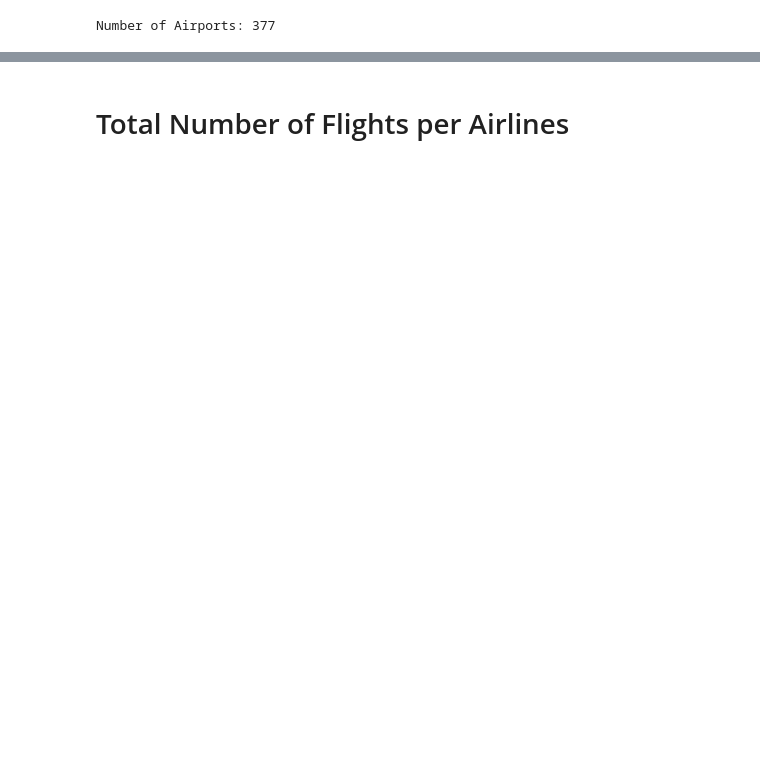
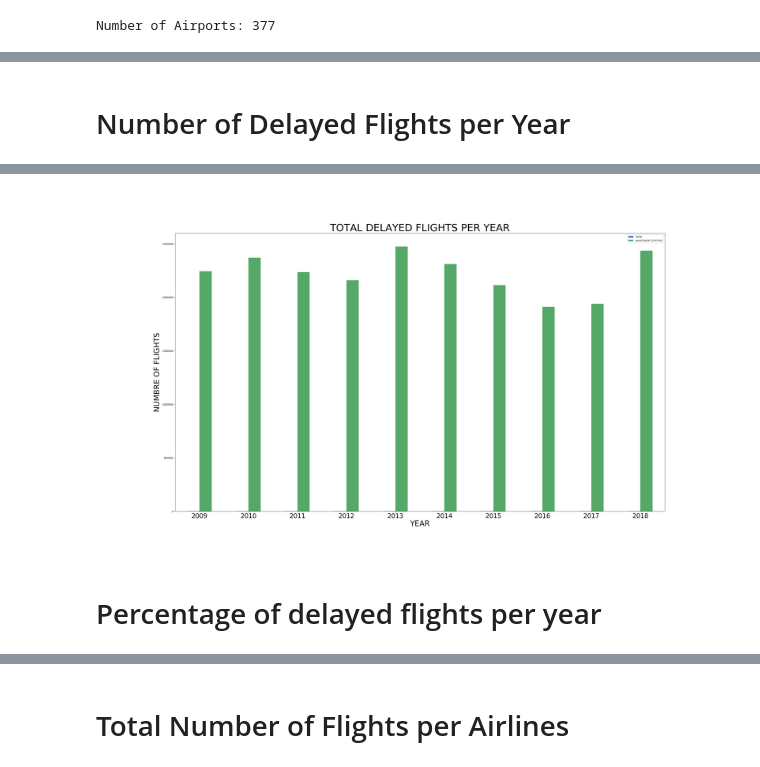
Before and after one commit to SDHANAWADE/flight_dalay_analysis, a Jupyter notebook: 2. EDA/eda1004.ipynb, the cells around one changed output, grey strips where cells are left out. Drawn from its saved outputs; the diff is of its cells as text; code cells hidden in the pictures; blank space fills up the shorter version.

```diff
--- a/2. EDA/EDA_Part1.ipynb
+++ b/2. EDA/eda1004.ipynb
@@ -86,0 +106,16 @@ Number of Airports: 377
+# %% [markdown]
+# Number of Delayed Flights per Year
+# %%
+DFPY=df.groupBy('YEAR').agg(F.sum("FLIGHT_STATUS")).orderBy(col("YEAR")).toPandas()
+plt.figure(figsize=(50,25))
+xpos = np.arange(len(DFPY.YEAR))
+DFPY.plot.bar()
+plt.title('TOTAL DELAYED FLIGHTS PER YEAR', fontsize=40)
+plt.xlabel('YEAR', fontsize=30)
+plt.ylabel('NUMBRE OF FLIGHTS', fontsize=30)
+plt.rc('xtick',labelsize=25)
+plt.rc('ytick',labelsize=10)
+plt.xticks(xpos,DFPY['YEAR'],rotation =0)
+plt.show();
+%matplot plt
+# %% [output]
@@ -86,0 +123,3 @@ Number of Airports: 377
+[figure, added]
+# %% [markdown]
+# Percentage of delayed flights per year
```
Also changed, not shown: parts of 7 cells of this notebook.
